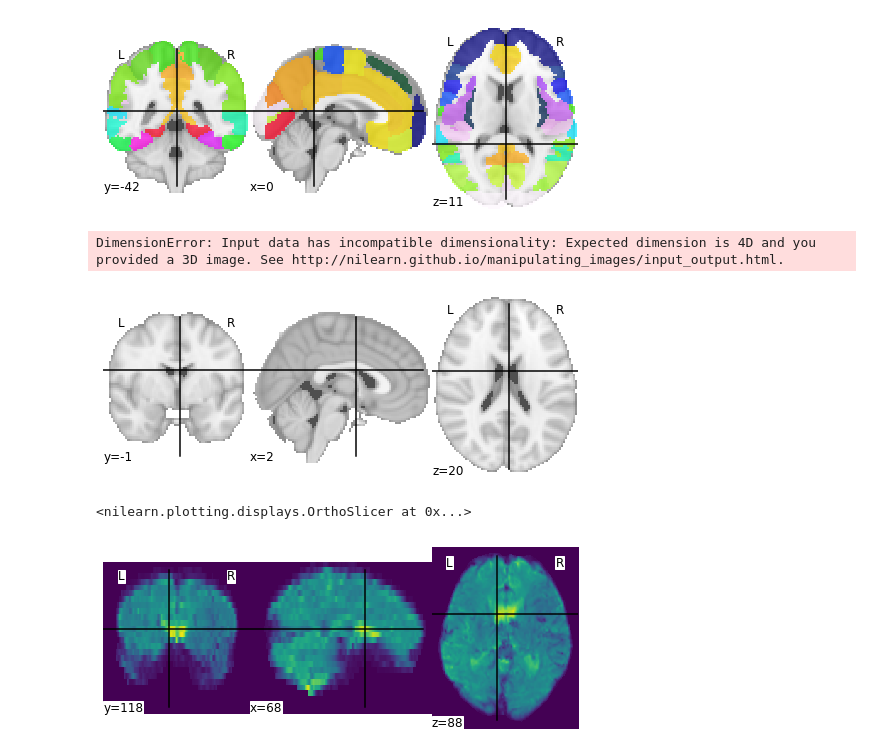
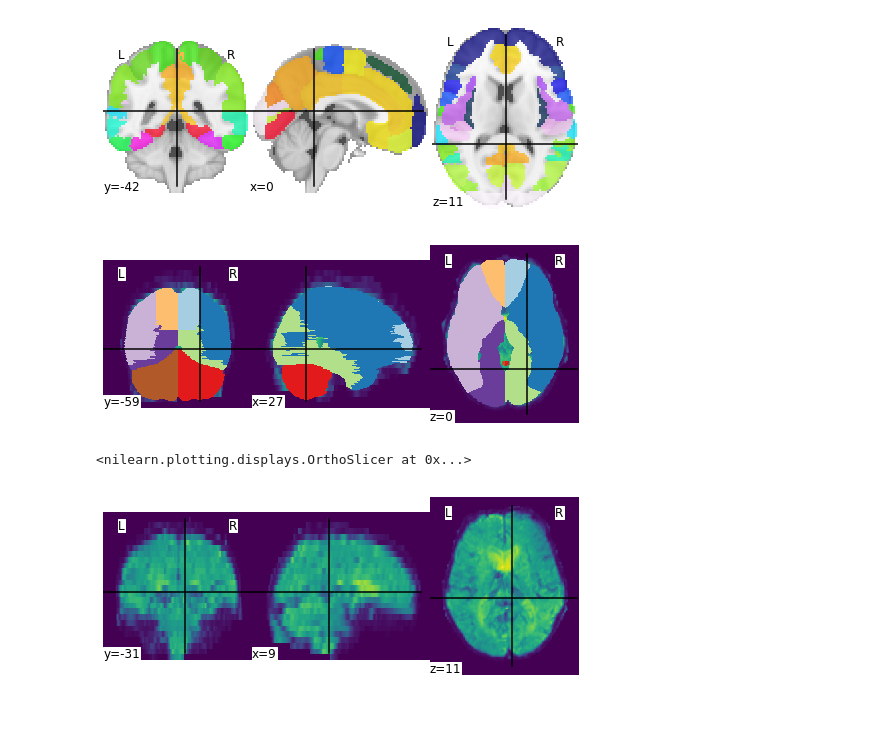
Before and after one commit to zhanghaoyue/stroke_preprocessing, a Jupyter notebook: PWI_map_test.ipynb, the cells around one changed output. Drawn from its saved outputs; the diff is of its cells as text; code cells hidden in the pictures; blank space fills up the shorter version.

```diff
--- a/PWI_map_test.ipynb
+++ b/PWI_map_test.ipynb
@@ -11,8 +11,8 @@ from lib.zscore_norm import zscore_normalize
 import numpy as np
 
 
-atlas_folder = "G:/StrokeResearch/vascular territory template/"
-data_test_folder = 'G:/StrokeResearch/vascular territory template/testcase/'
+atlas_folder = "/data/haoyuezhang/data/vascular_territory_template/"
+data_test_folder = '/data/haoyuezhang/data/vascular_territory_template/testcase/'
 atl = atlas_folder+'mni_vascular_territories.nii.gz'
 # %%
 mni_terr = nib.load(atl)
@@ -20,6 +20,6 @@ print(mni_terr.shape)
 # %% [output]
 (182, 218, 182)
 # %%
-test_img_1 = nib.load(data_test_folder+'PWI_1.nii.gz')
+test_img_1 = nib.load(data_test_folder+'PWI_r.nii.gz')
 print(test_img_1.shape)
 # %% [output]
@@ -83,14 +70,13 @@ plotting.plot_roi(ho)
 <nilearn.plotting.displays.OrthoSlicer at 0x...>
 [figure]
 # %%
-display = plotting.plot_prob_atlas(test_img_1.slicer[:,:,:,25])
-display.add_overlay(ho)
+display = plotting.plot_img(test_img_1.slicer[:,:,:,50])
+display.add_overlay(mni_terr,cmap='Paired')
 plotting.show()
 # %% [output]
-DimensionError: Input data has incompatible dimensionality: Expected dimension is 4D and you provided a 3D image. See http://nilearn.github.io/manipulating_images/input_output.html.
-[figure, old version]
+[figure, new version]
 # %%
 plotting.plot_img(test_img_1.slicer[:,:,:,25])
 # %% [output]
 <nilearn.plotting.displays.OrthoSlicer at 0x...>
-[figure, old version]
+[figure, new version]
```
Also changed, not shown: parts of 22 cells of this notebook, 1 other file.
